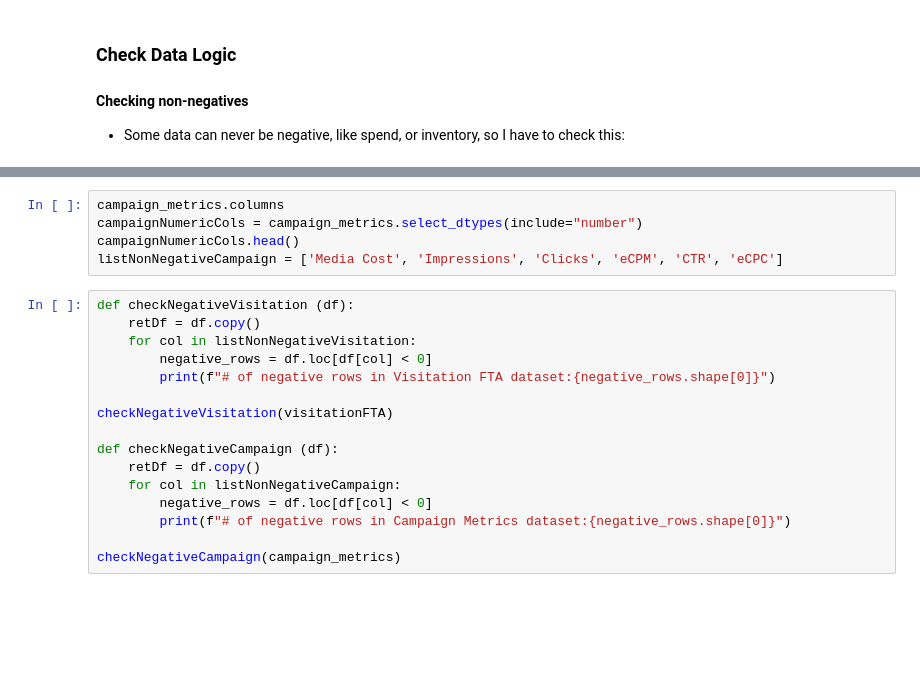
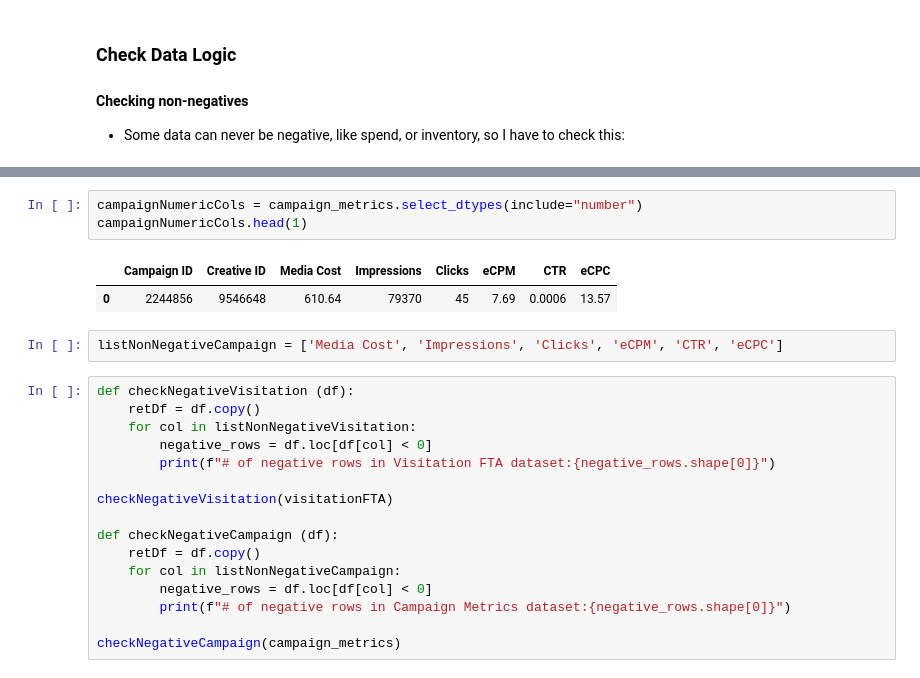
Before and after one commit to EzraGoldberg/portfolio-projects, a Jupyter notebook: 2. Tech Interview Prep/Weather Adtech Data Science/notebooks/Case_Study.ipynb, the cells around one changed output, grey strips where cells are left out. Drawn from its saved outputs; the diff is of its cells as text; blank space fills up the shorter version.

```diff
--- a/2. Tech Interview Prep/Weather Adtech Data Science/notebooks/Case_Study.ipynb
+++ b/2. Tech Interview Prep/Weather Adtech Data Science/notebooks/Case_Study.ipynb
@@ -233,8 +254,11 @@ listNonNegativeVisitation = ['Total Impressions']
 # %%
-campaign_metrics.columns
 campaignNumericCols = campaign_metrics.select_dtypes(include="number")
-campaignNumericCols.head()
-listNonNegativeCampaign = ['Media Cost', 'Impressions', 'Clicks', 'eCPM', 'CTR', 'eCPC']
+campaignNumericCols.head(1)
+# %% [output]
+|  | Campaign ID | Creative ID | Media Cost | Impressions | Clicks | eCPM | CTR | eCPC |
+| 0 | 2244856 | 9546648 | 610.64 | 79370 | 45 | 7.69 | 0.0006 | 13.57 |
+# %%
+listNonNegativeCampaign = ['Media Cost', 'Impressions', 'Clicks', 'eCPM', 'CTR', 'eCPC']
 # %%
 def checkNegativeVisitation (df):
     retDf = df.copy()
```
Also changed, not shown: parts of 8 cells of this notebook.
